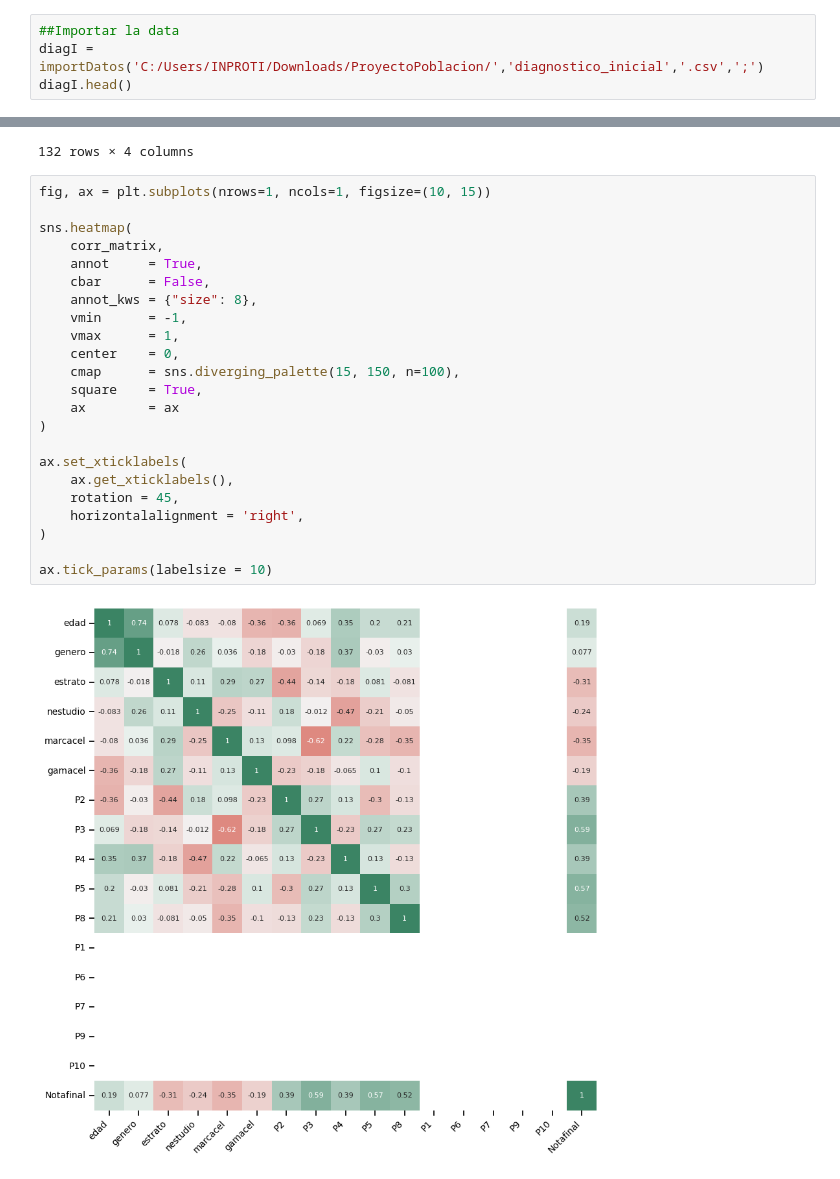
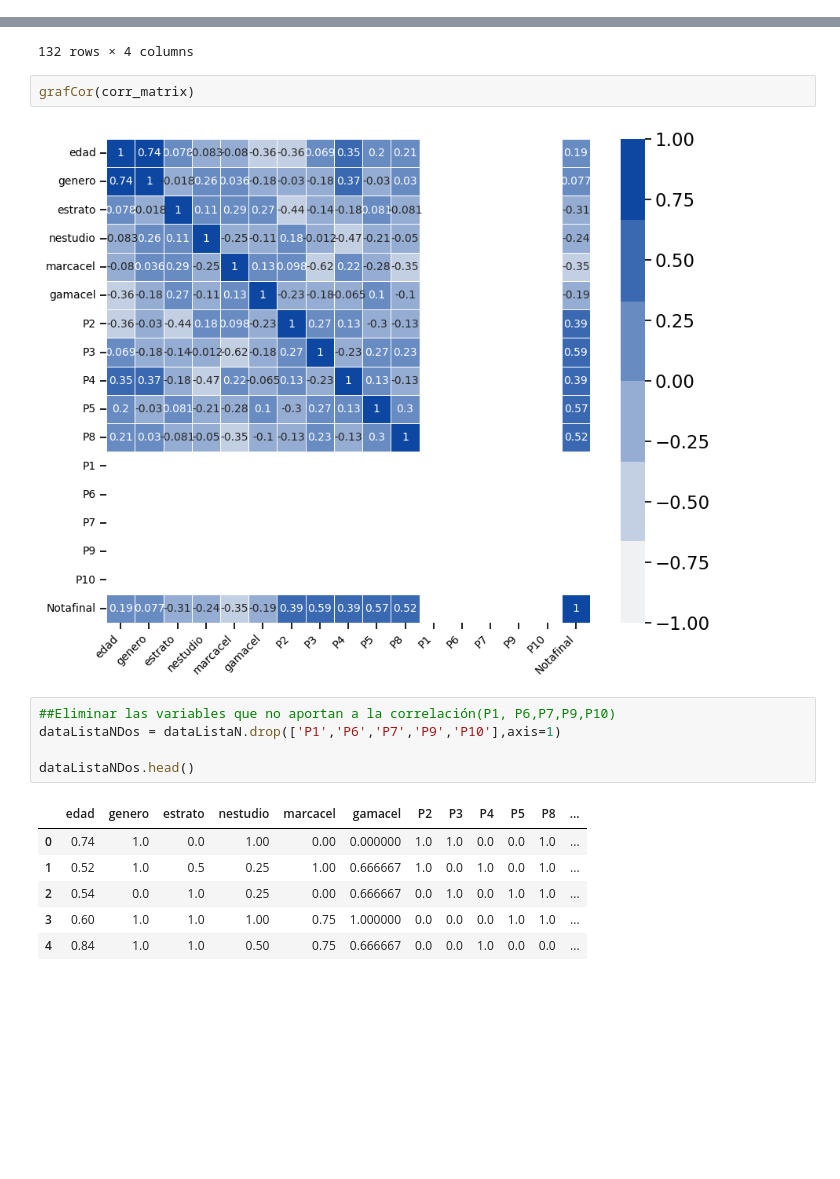
Before and after one commit to jaquimbayoc7/AnalisisProyeccionSocial, a Jupyter notebook: Analisis.ipynb, the cells around one changed output, grey strips where cells are left out. Saved outputs shown, nothing was run; the diff lists cells and outputs as text; blank space fills up the shorter version.

```diff
--- a/Analisis.ipynb
+++ b/Analisis.ipynb
@@ -233,4 +259,0 @@ def tidy_corr_matrix(corr_mat):
-# %%
-##Importar la data
-diagI = importDatos('C:/Users/INPROTI/Downloads/ProyectoPoblacion/','diagnostico_inicial','.csv',';')
-diagI.head()
@@ -542,28 +560,19 @@ tidy_corr_matrix(corr_matrix)
 | 87 | P3 | nestudio | -0.011772 | 0.011772 |
 | 43 | nestudio | P3 | -0.011772 | 0.011772 |
 132 rows × 4 columns
-# %%
-fig, ax = plt.subplots(nrows=1, ncols=1, figsize=(10, 15))
-
-sns.heatmap(
-    corr_matrix,
-    annot     = True,
-    cbar      = False,
-    annot_kws = {"size": 8},
-    vmin      = -1,
-    vmax      = 1,
-    center    = 0,
-    cmap      = sns.diverging_palette(15, 150, n=100),
-    square    = True,
-    ax        = ax
-)
-
-ax.set_xticklabels(
-    ax.get_xticklabels(),
-    rotation = 45,
-    horizontalalignment = 'right',
-)
-
-ax.tick_params(labelsize = 10)
-# %% [output]
-[figure, removed]
+# %%
+grafCor(corr_matrix)
+# %% [output]
+[figure, added]
+# %%
+##Eliminar las variables que no aportan a la correlación(P1, P6,P7,P9,P10)
+dataListaNDos = dataListaN.drop(['P1','P6','P7','P9','P10'],axis=1)
+
+dataListaNDos.head()
+# %% [output]
+|  | edad | genero | estrato | nestudio | marcacel | gamacel | P2 | P3 | P4 | P5 | P8 | ... |
+| 0 | 0.74 | 1.0 | 0.0 | 1.00 | 0.00 | 0.000000 | 1.0 | 1.0 | 0.0 | 0.0 | 1.0 | ... |
+| 1 | 0.52 | 1.0 | 0.5 | 0.25 | 1.00 | 0.666667 | 1.0 | 0.0 | 1.0 | 0.0 | 1.0 | ... |
+| 2 | 0.54 | 0.0 | 1.0 | 0.25 | 0.00 | 0.666667 | 0.0 | 1.0 | 0.0 | 1.0 | 1.0 | ... |
+| 3 | 0.60 | 1.0 | 1.0 | 1.00 | 0.75 | 1.000000 | 0.0 | 0.0 | 0.0 | 1.0 | 1.0 | ... |
+| 4 | 0.84 | 1.0 | 1.0 | 0.50 | 0.75 | 0.666667 | 0.0 | 0.0 | 1.0 | 0.0 | 0.0 | ... |
```
Also changed, not shown: parts of 29 cells of this notebook.
